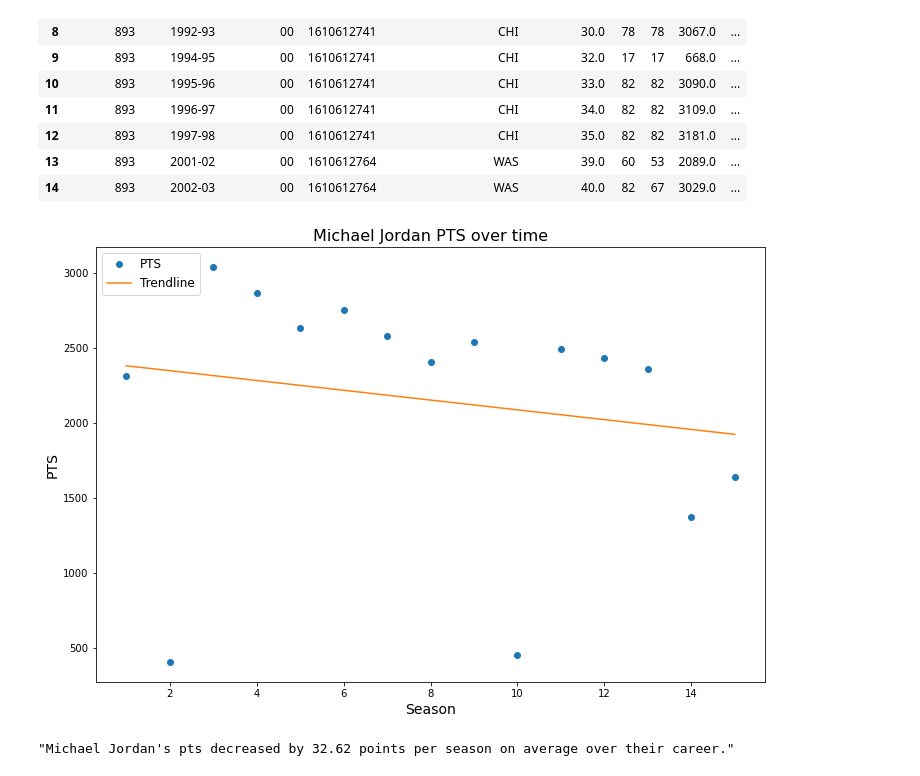
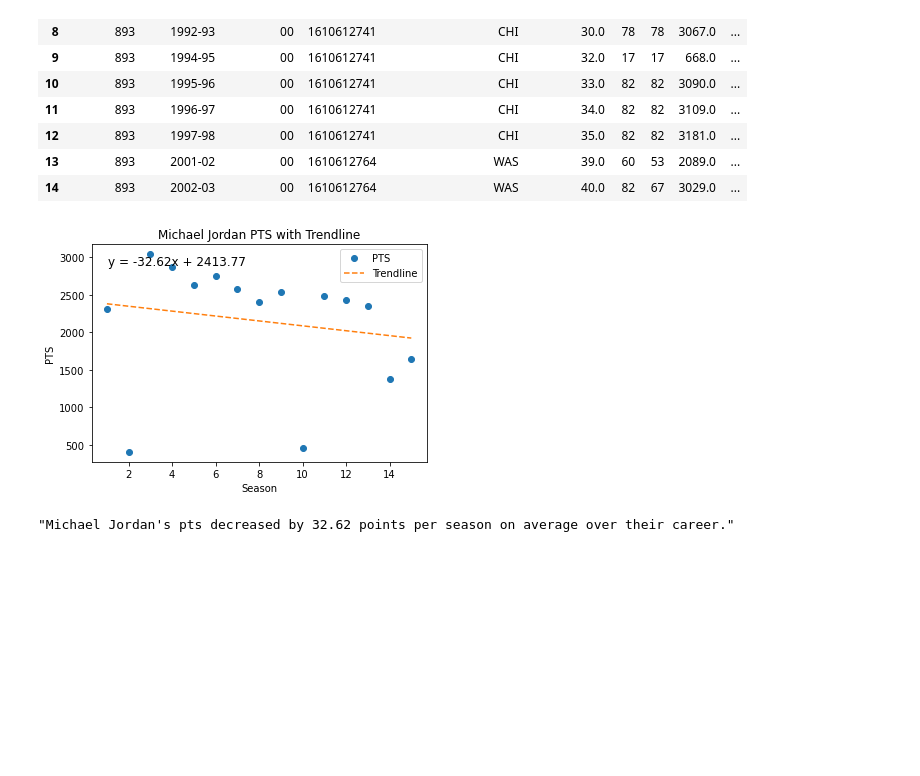
Before and after one commit to gporceng/NBA_Graphs, a Jupyter notebook: career_graphs.ipynb, the cells around one changed output. Drawn from its saved outputs; the diff is of its cells as text; code cells hidden in the pictures; blank space fills up the shorter version.

```diff
--- a/career_graphs.ipynb
+++ b/career_graphs.ipynb
@@ -198,6 +198,8 @@ def plot_stat_with_trendline(player, stat):
     Plots the specified stat for the given player and adds a trendline to the plot.
     Displays the trendline equation next to the trendline key.
     """
+    # Get player name
+    player_name = getPlayerName(player['PLAYER_ID'][0])
     # Create a copy of the player dataframe with only the specified stat
     player_stat = player[[stat]].copy()
 
@@ -219,7 +221,7 @@ def plot_stat_with_trendline(player, stat):
     # Set the axis labels and title
     ax.set_xlabel('Season')
     ax.set_ylabel(stat)
-    ax.set_title(f'{player["PLAYER_NAME"].iloc[0]} {stat} with Trendline')
+    ax.set_title(f'{player_name} {stat} with Trendline')
 
     # Show the legend
     ax.legend()
@@ -315,9 +317,9 @@ mj
 | 14 | 893 | 2002-03 | 00 | 1610612764 | WAS | 40.0 | 82 | 67 | 3029.0 | ... |
 # %%
 gi
-plot_stat_trendline(mj,'PTS')
+plot_stat_with_trendline(mj,'PTS')
 # %% [output]
-[figure, old version]
+[figure, new version]
 # %%
 trendline_equation(gi,'PTS')
 trendline_equation(mj,'PTS')
```
Also changed, not shown: parts of 7 cells of this notebook.
